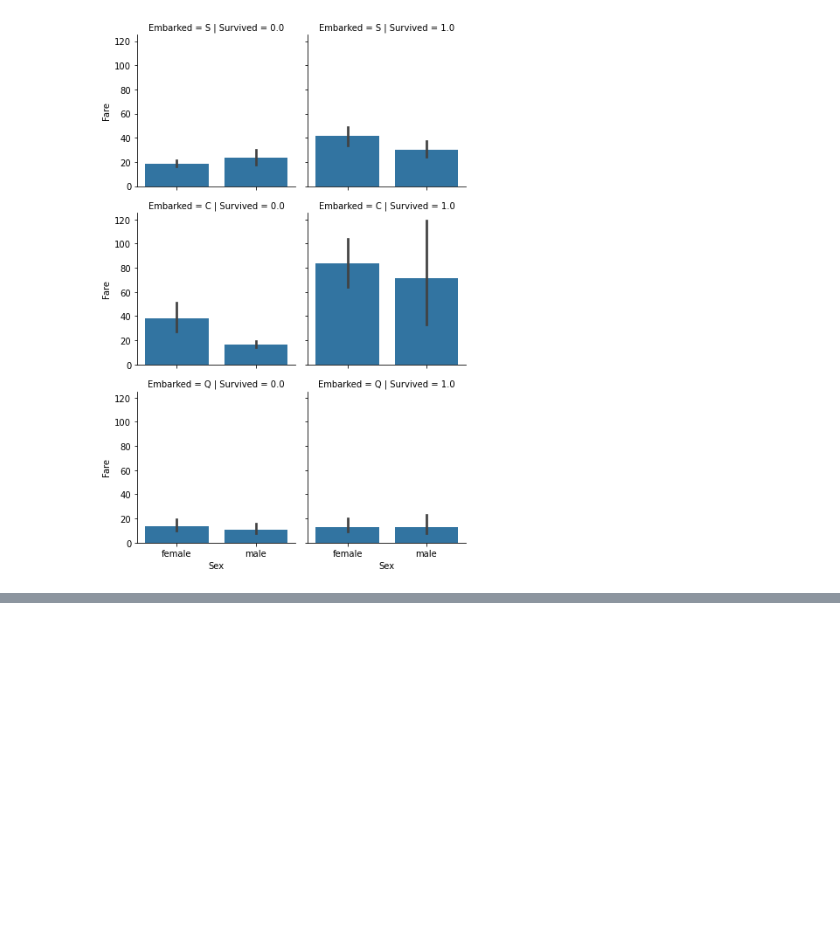
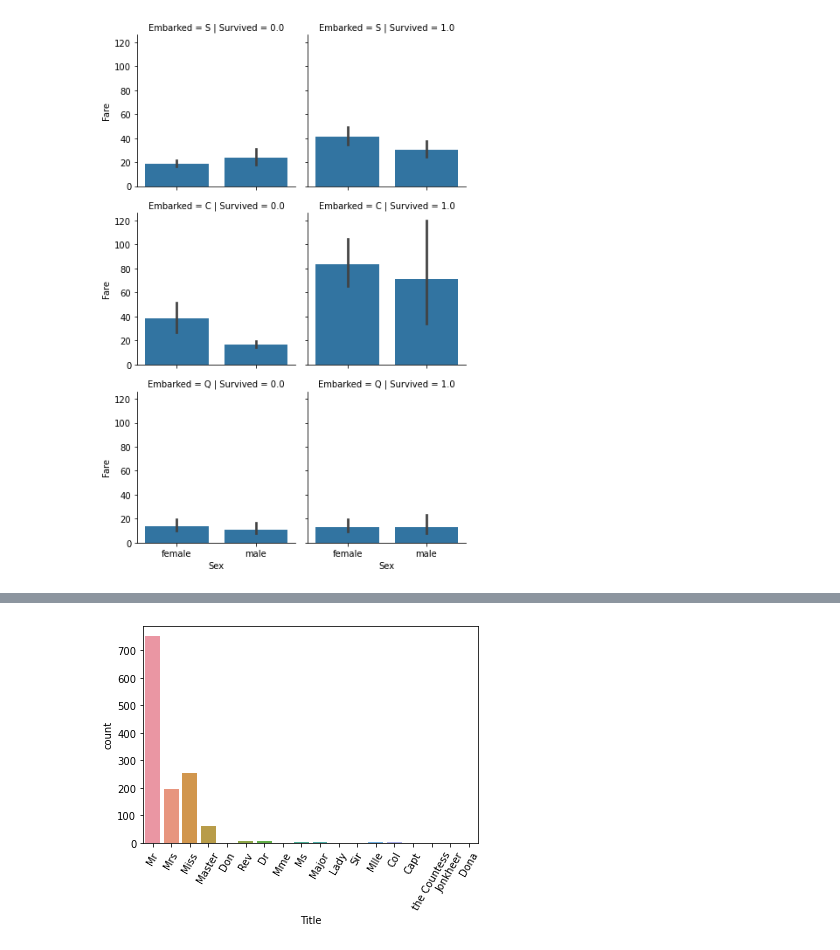
Before and after one commit to emrcakmak/Titanic---Machine-Learning, a Jupyter notebook: Titanik_Project.ipynb, the cells around one changed output, grey strips where cells are left out. Drawn from its saved outputs; the diff is of its cells as text; code cells hidden in the pictures; blank space fills up the shorter version.

```diff
--- a/Titanik_Project.ipynb
+++ b/Titanik_Project.ipynb
@@ -502,0 +523,3 @@ train_df[train_df["Age"].isnull()]
+# %%
+name=train_df["Name"]
+train_df["Title"]=[i.split(".")[0].split(",")[-1].strip() for i in name]
@@ -502,0 +540,6 @@ train_df[train_df["Age"].isnull()]
+# %%
+sns.countplot(x="Title", data=train_df)
+plt.xticks(rotation=60)
+plt.show()
+# %% [output]
+[figure, added]
```
Also changed, not shown: parts of 100 cells of this notebook.
